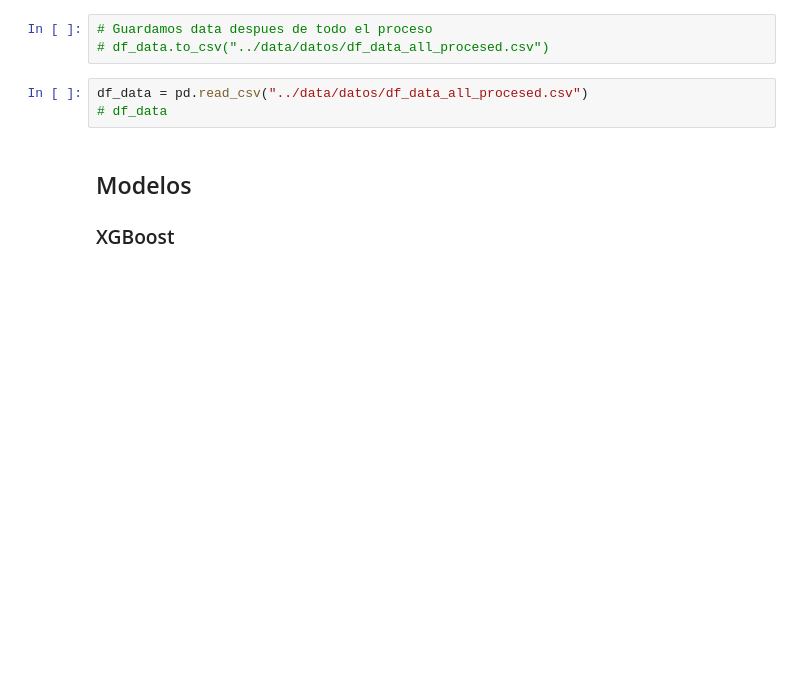
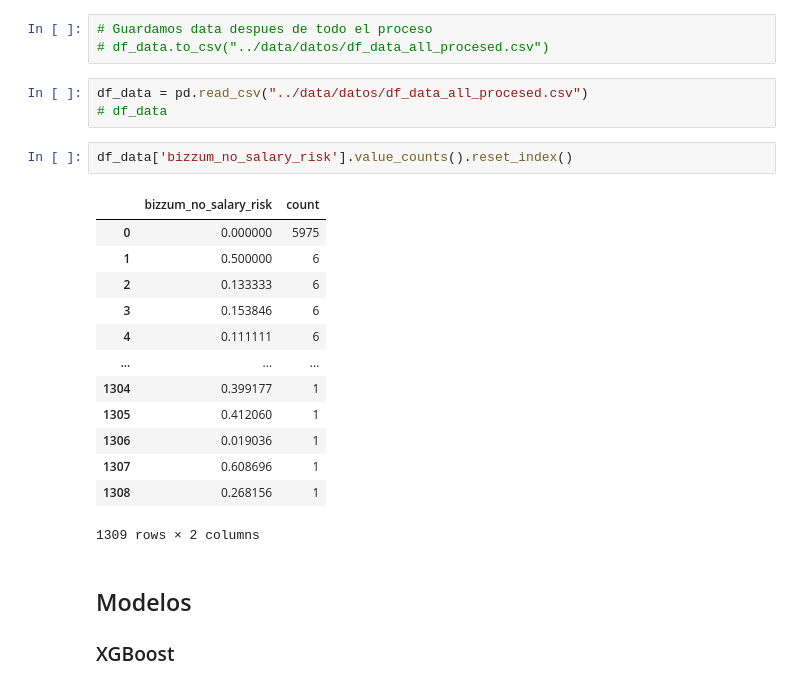
Before and after one commit to cgomez-QB/Fraud-Model, a Jupyter notebook: src/first_exploration/exploratory_data_analysis.ipynb, the cells around one changed output. Saved outputs shown, nothing was run; the diff lists cells and outputs as text; blank space fills up the shorter version.

```diff
--- a/src/first_exploration/exploratory_data_analysis.ipynb
+++ b/src/first_exploration/exploratory_data_analysis.ipynb
@@ -4144,6 +4158,22 @@ df_data = df.copy()
 # %%
 df_data = pd.read_csv("../data/datos/df_data_all_procesed.csv")
 # df_data
+# %%
+df_data['bizzum_no_salary_risk'].value_counts().reset_index()
+# %% [output]
+|  | bizzum_no_salary_risk | count |
+| 0 | 0.000000 | 5975 |
+| 1 | 0.500000 | 6 |
+| 2 | 0.133333 | 6 |
+| 3 | 0.153846 | 6 |
+| 4 | 0.111111 | 6 |
+| ... | ... | ... |
+| 1304 | 0.399177 | 1 |
+| 1305 | 0.412060 | 1 |
+| 1306 | 0.019036 | 1 |
+| 1307 | 0.608696 | 1 |
+| 1308 | 0.268156 | 1 |
+1309 rows × 2 columns
 # %% [markdown]
 ## Modelos
 ### XGBoost
```
Also changed, not shown: parts of 13 cells of this notebook, 6 other files.
